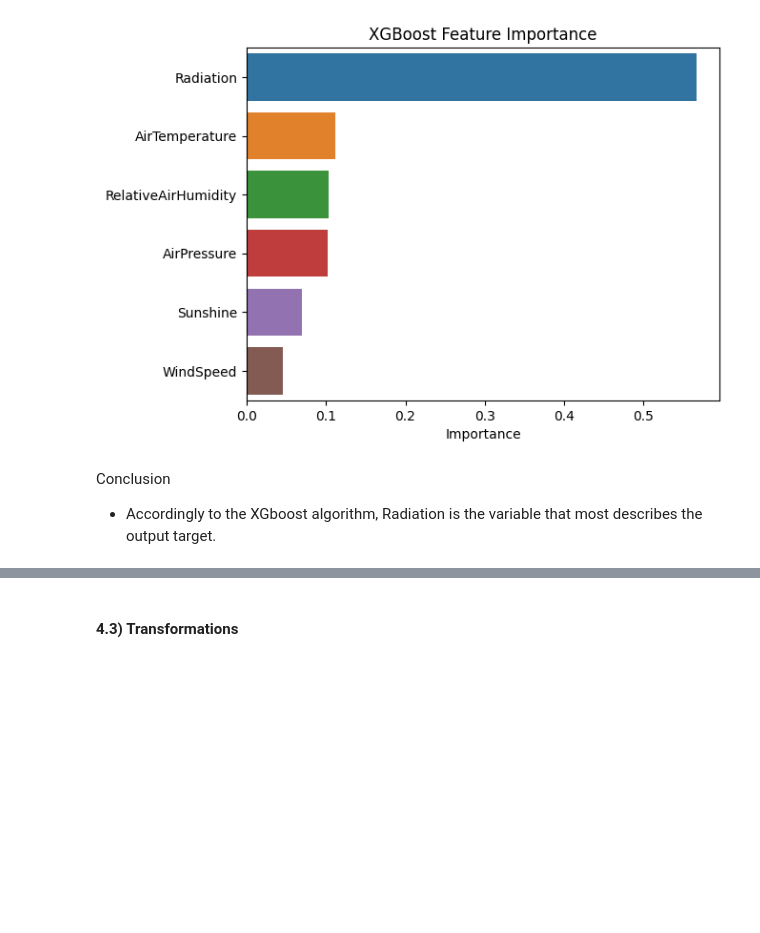
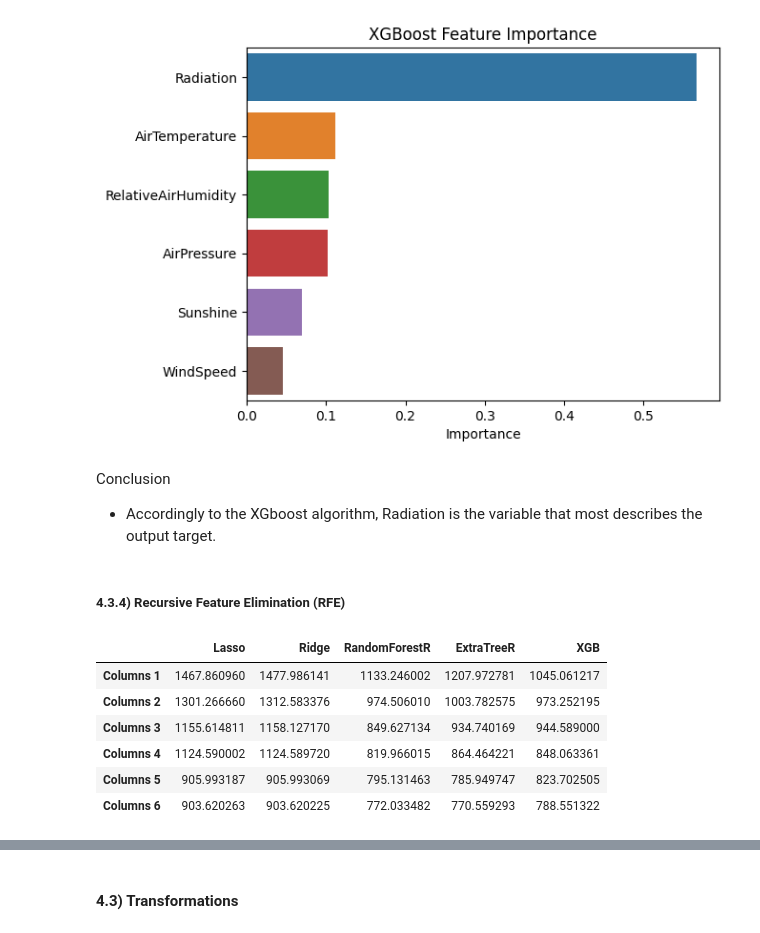
Before and after one commit to caiosoter/DS-Projects, a Jupyter notebook: Solar_Power_Generation_Prediction/Solar_Power_Prediction.ipynb, the cells around one changed output, grey strips where cells are left out. Drawn from its saved outputs; the diff is of its cells as text; code cells hidden in the pictures; blank space fills up the shorter version.

Commit message:
Concluido o RFECV.

```diff
--- a/Solar_Power_Generation_Prediction/Solar_Power_Prediction.ipynb
+++ b/Solar_Power_Generation_Prediction/Solar_Power_Prediction.ipynb
@@ -468,10 +468,10 @@ class feature_selector:
         pass
 
 
-    # Construção de Seletor de variáveis univariavel
-    def univariate(self, statistic, n="all", X_test=None) -> None:
+    # Univariation feature selection:
+    def univariate(self, statistic, n="all") -> None:
         selector = SelectKBest(score_func=statistic, k=n)
-        X_selected = selector.fit_transform(self.X_train, self.y_train)
+        selector.fit(self.X_train, self.y_train)
 
         series = pd.Series(index=selector.feature_names_in_, data=selector.scores_).\
             sort_values(ascending=False)
@@ -479,11 +479,30 @@ class feature_selector:
         plt.xlabel("F-score")
         sns.barplot(y=series.index, x=series.values)
 
-        if X_test != None:
-            X_test_new = selector.transform(X_test)
-            return X_selected, X_test_new
+        return selector
 
-        return selector
+    # Wrapper method for feature selection:
+    def refcv(self):
+
+        models = {
+            "Lasso":Lasso(random_state=feature_selector.seed),
+            "Ridge":Ridge(random_state=feature_selector.seed),
+            "RandomForestR":RandomForestRegressor(random_state=feature_selector.seed),
+            "ExtraTreeR":ExtraTreesRegressor(random_state=feature_selector.seed),
+            "XGB":XGBRegressor(random_state=feature_selector.seed)
+        }
+
+        splits=10
+        cross = KFold(n_splits=splits, random_state=feature_selector.seed, shuffle=True)
+        ind = [f"Columns {i}" for i in range(1, len(self.X_train.columns) + 1)]
+        df = pd.DataFrame(index=ind)
+        #df_2 = pd.DataFrame(columns=self.X_train.columns)
+        for key, model in models.items():
+            rfecv = RFECV(estimator=model, step=1, cv=cross, min_features_to_select=1, scoring="neg_mean_squared_error")
+            rfecv.fit(self.X_train, self.y_train)
+            df[key] = np.sqrt(-rfecv.cv_results_["mean_test_score"])
+
+        return df
 # %%
 # Feature selector object:
 
@@ -520,3 +539,17 @@ feature.xgbR_imp()
 # %% [markdown]
 Conclusion
 - Accordingly to the XGboost algorithm, Radiation is the variable that most describes the output target.
+# %% [markdown]
+##### 4.3.4) Recursive Feature Elimination (RFE)
+# %%
+# Recursive Feature Elimination:
+
+feature.refcv()
+# %% [output]
+|  | Lasso | Ridge | RandomForestR | ExtraTreeR | XGB |
+| Columns 1 | 1467.860960 | 1477.986141 | 1133.246002 | 1207.972781 | 1045.061217 |
+| Columns 2 | 1301.266660 | 1312.583376 | 974.506010 | 1003.782575 | 973.252195 |
+| Columns 3 | 1155.614811 | 1158.127170 | 849.627134 | 934.740169 | 944.589000 |
+| Columns 4 | 1124.590002 | 1124.589720 | 819.966015 | 864.464221 | 848.063361 |
+| Columns 5 | 905.993187 | 905.993069 | 795.131463 | 785.949747 | 823.702505 |
+| Columns 6 | 903.620263 | 903.620225 | 772.033482 | 770.559293 | 788.551322 |
```
Also changed, not shown: parts of 3 cells of this notebook.
